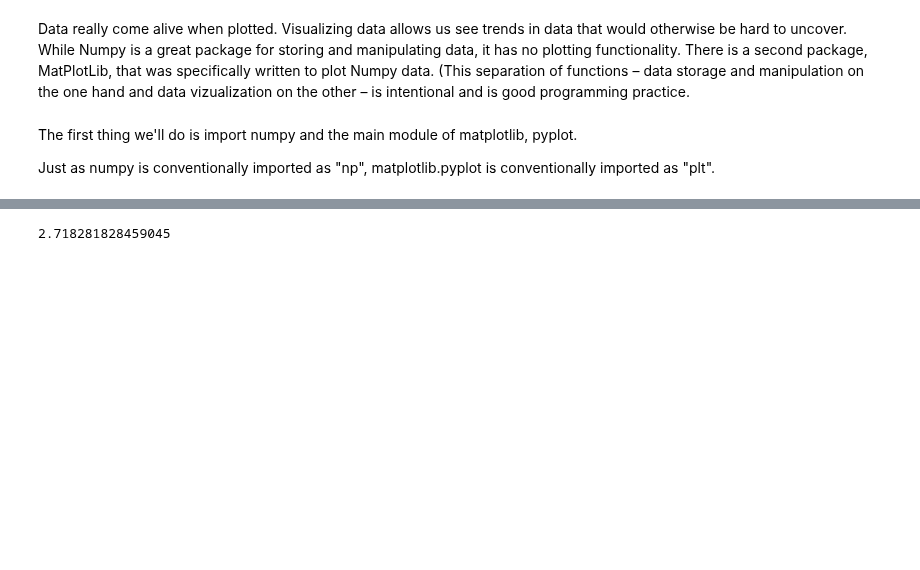
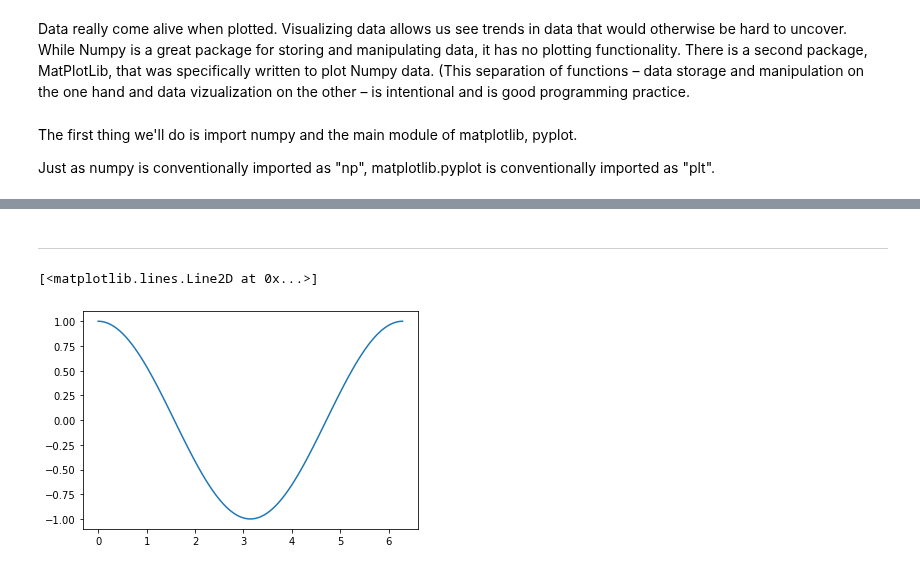
Before and after one commit to psychdatascience/FDS-CourseTwo, a Jupyter notebook: tu08_re_MatPlotLib.ipynb, the cells around one changed output, grey strips where cells are left out. Cells and saved outputs as stored; diff of their text form; code cells hidden in the pictures; blank space fills up the shorter version.

```diff
--- a/tu08_re_MatPlotLib.ipynb
+++ b/tu08_re_MatPlotLib.ipynb
@@ -22,5 +108,9 @@ plt.plot(x, y)
+# %% [markdown]
+---
 # %%
-np.e
+y2 = np.cos(x)
+plt.plot(x,y2)
 # %% [output]
-2.718281828459045
+[<matplotlib.lines.Line2D at 0x...>]
+[figure, added]
 # %%
```
Also changed, not shown: parts of 22 cells of this notebook.
